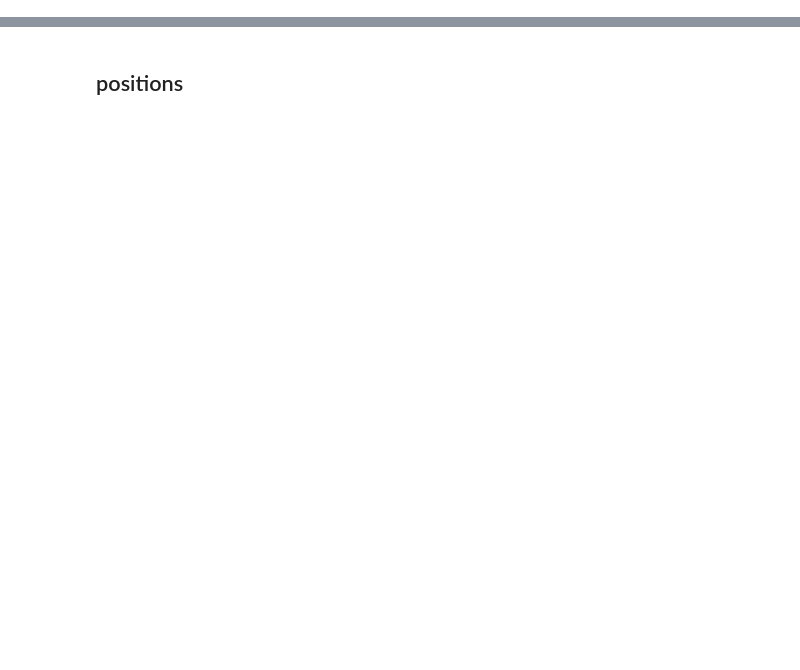
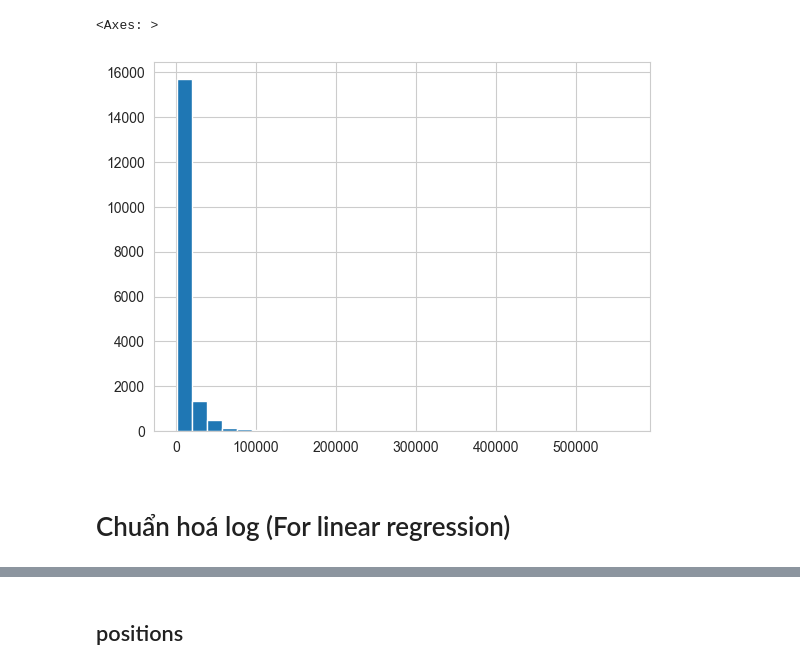
Before and after one commit to nttrung612/Football_Players_Rating_Prediction, a Jupyter notebook: preprocess.ipynb, the cells around one changed output, grey strips where cells are left out. Drawn from its saved outputs; the diff is of its cells as text; code cells hidden in the pictures; blank space fills up the shorter version.

```diff
--- a/preprocess.ipynb
+++ b/preprocess.ipynb
@@ -240,0 +100,2 @@ Name: count, dtype: int64
+# %%
+df.loc[df['height_cm'] <= 160, 'height_cm'] = np.nan
@@ -240,0 +124,10 @@ Name: count, dtype: int64
+# %%
+from missforest import MissForest
+
+imputer = MissForest()
+
+columns_to_impute = ['value_euro', 'height_cm', 'wage_euro', 'release_clause_euro']
+
+df[columns_to_impute] = imputer.fit_transform(df[columns_to_impute])
+
+df[columns_to_impute].isnull().sum()
@@ -240,0 +150,7 @@ Name: count, dtype: int64
+# %%
+df['wage_euro'].hist(bins=30)
+# %% [output]
+<Axes: >
+[figure, added]
+# %% [markdown]
+# Chuẩn hoá log (For linear regression)
```
Also changed, not shown: parts of 102 cells of this notebook.
